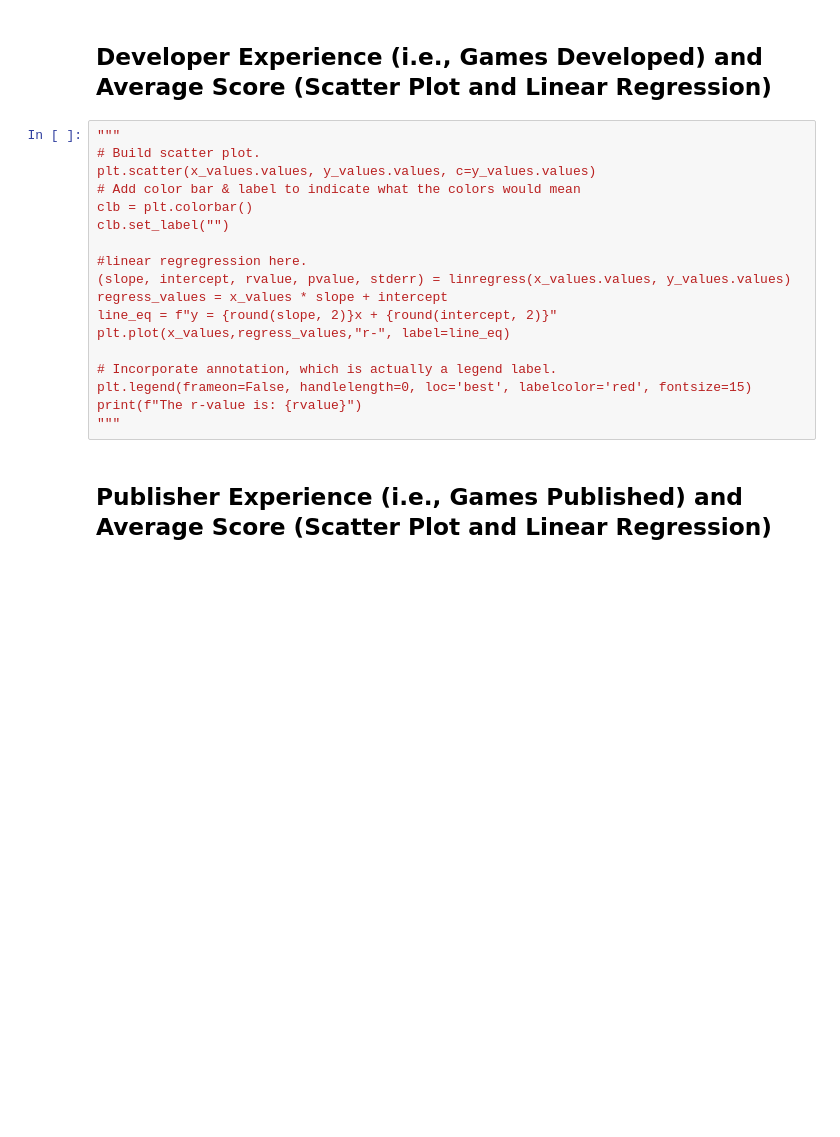
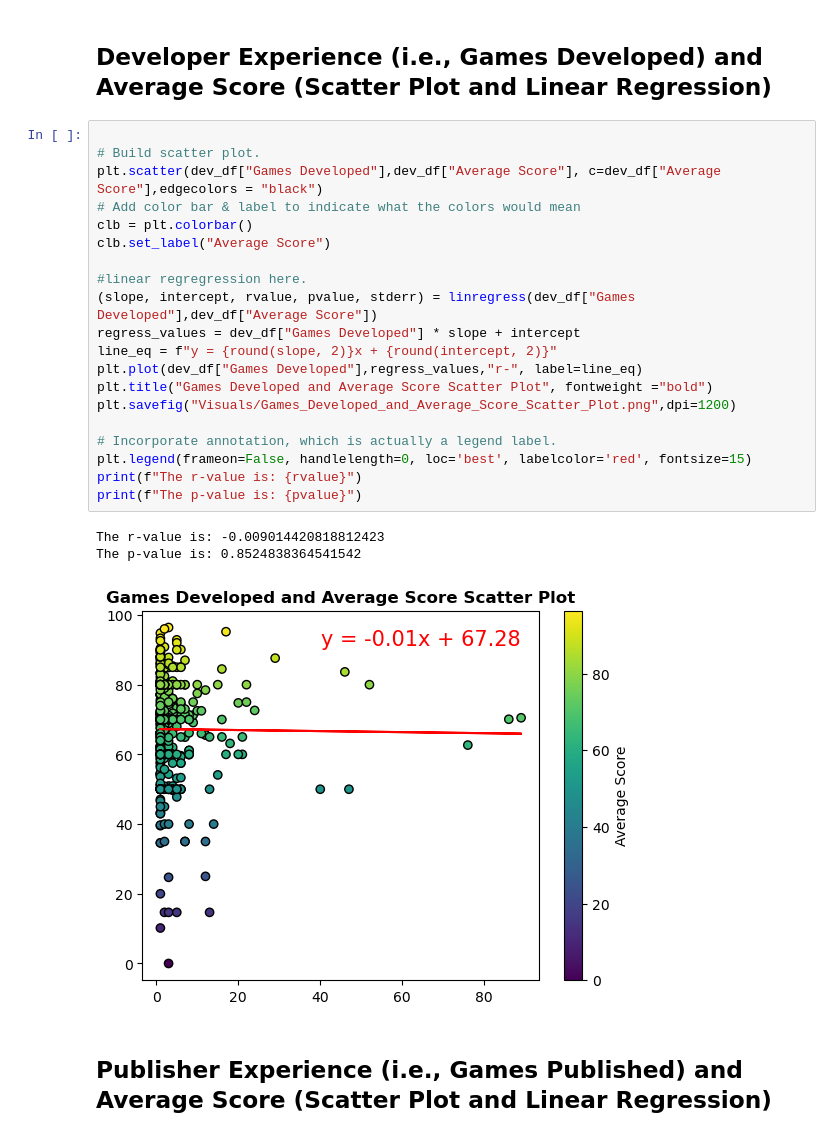
Before and after one commit to nlabern/Project_1_Steam_PC_, a Jupyter notebook: Data-analysis.ipynb, the cells around one changed output. Drawn from its saved outputs; the diff is of its cells as text; blank space fills up the shorter version.

```diff
--- a/Data-analysis.ipynb
+++ b/Data-analysis.ipynb
@@ -360,23 +435,29 @@ plt.legend(loc='best') along with the other elements.
 # %% [markdown]
 ## Developer Experience (i.e., Games Developed) and Average Score (Scatter Plot and Linear Regression)
 # %%
-"""
+
 # Build scatter plot.
-plt.scatter(x_values.values, y_values.values, c=y_values.values)
+plt.scatter(dev_df["Games Developed"],dev_df["Average Score"], c=dev_df["Average Score"],edgecolors = "black")
 # Add color bar & label to indicate what the colors would mean
 clb = plt.colorbar()
-clb.set_label("")
+clb.set_label("Average Score")
 
 #linear regregression here.
-(slope, intercept, rvalue, pvalue, stderr) = linregress(x_values.values, y_values.values)
-regress_values = x_values * slope + intercept
+(slope, intercept, rvalue, pvalue, stderr) = linregress(dev_df["Games Developed"],dev_df["Average Score"])
+regress_values = dev_df["Games Developed"] * slope + intercept
 line_eq = f"y = {round(slope, 2)}x + {round(intercept, 2)}"
-plt.plot(x_values,regress_values,"r-", label=line_eq)
+plt.plot(dev_df["Games Developed"],regress_values,"r-", label=line_eq)
+plt.title("Games Developed and Average Score Scatter Plot", fontweight ="bold")
+plt.savefig("Visuals/Games_Developed_and_Average_Score_Scatter_Plot.png",dpi=1200)
 
 # Incorporate annotation, which is actually a legend label.
 plt.legend(frameon=False, handlelength=0, loc='best', labelcolor='red', fontsize=15)
 print(f"The r-value is: {rvalue}")
-"""
+print(f"The p-value is: {pvalue}")
+# %% [output]
+The r-value is: -0.009014420818812423
+The p-value is: 0.8524838364541542
+[figure, added]
 # %% [markdown]
 ## Publisher Experience (i.e., Games Published) and Average Score (Scatter Plot and Linear Regression)
 # %%
```
Also changed, not shown: parts of 12 cells of this notebook, 6 other files.
